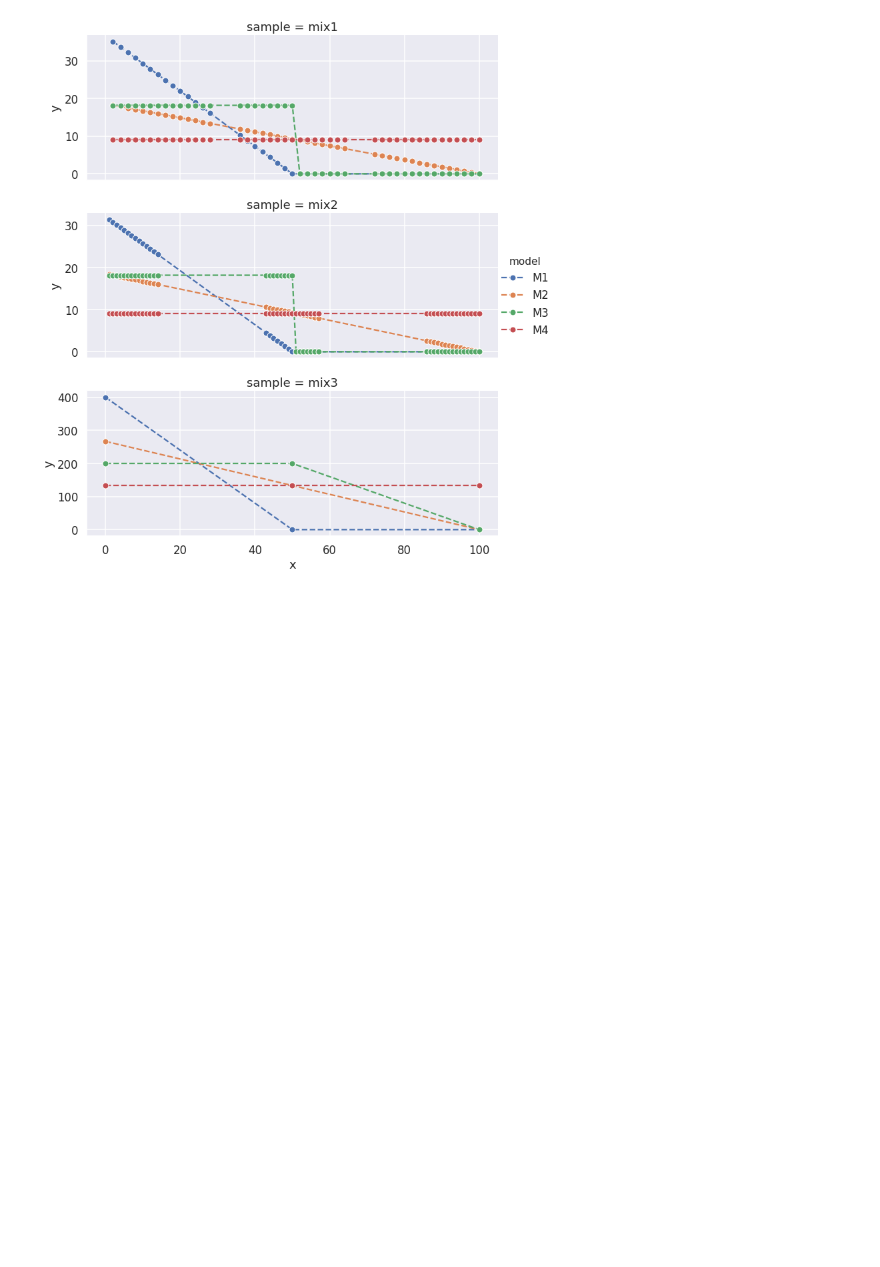
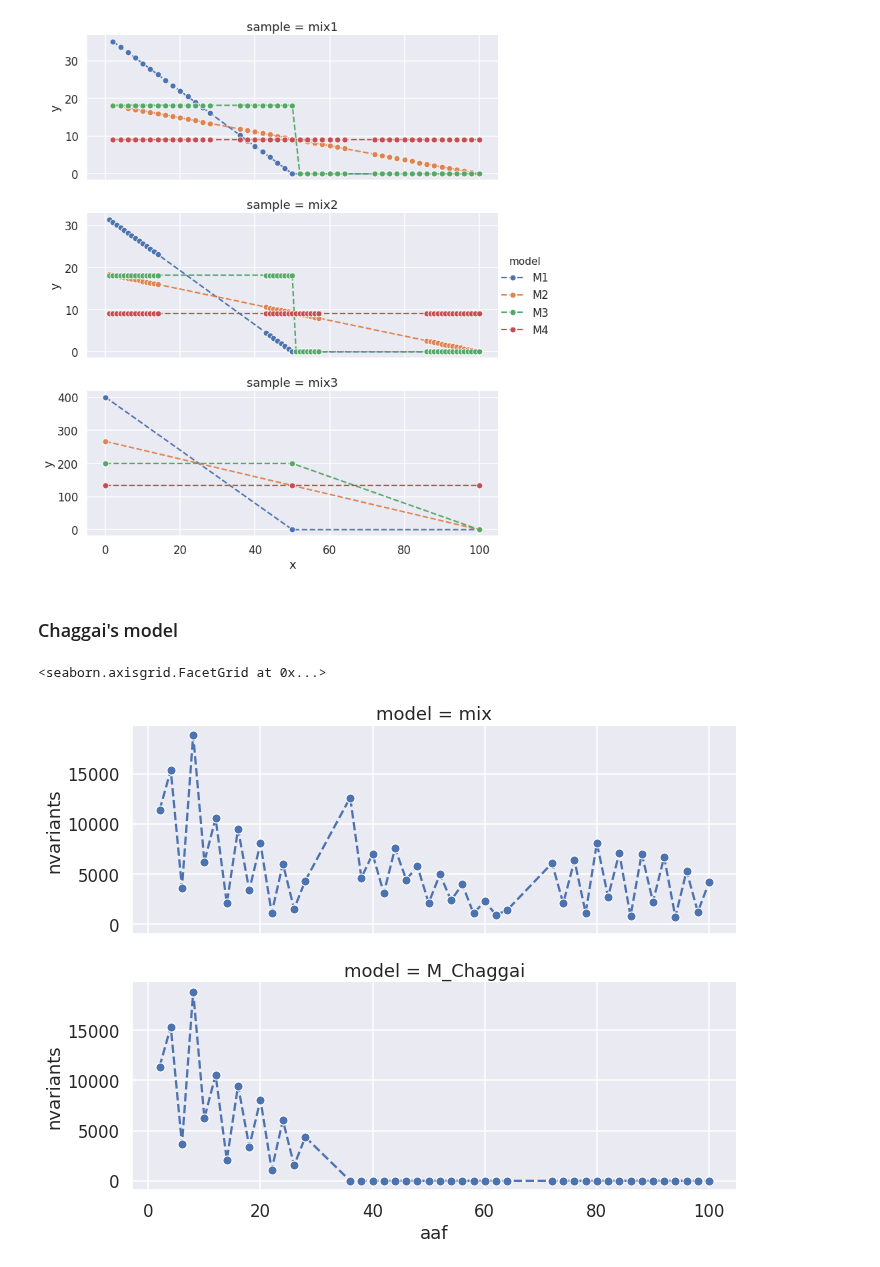
Before and after one commit to attilagk/BSM-research, a Jupyter notebook: notebook/2019-04-04-truth-sets-aaf/2019-04-04-truth-sets-aaf.ipynb, the cells around one changed output. Saved outputs shown, nothing was run; the diff lists cells and outputs as text; code cells hidden in the pictures; blank space fills up the shorter version.

```diff
--- a/notebook/2019-04-04-truth-sets-aaf/2019-04-04-truth-sets-aaf.ipynb
+++ b/notebook/2019-04-04-truth-sets-aaf/2019-04-04-truth-sets-aaf.ipynb
@@ -211,3 +211,19 @@ fg
 # %% [output]
 <seaborn.axisgrid.FacetGrid at 0x...>
 [figure]
+# %% [markdown]
+### Chaggai's model
+# %%
+x = nvariants.loc[(nvariants['region'] == 'chr22') & (nvariants['sample'] == 'mix1') & (nvariants['vartype'] == 'snp'), :]
+y = x.copy()
+y.loc[y['aaf'] > 28, 'nvariants'] = 0
+x.insert(0, 'model', 'mix')
+y.insert(0, 'model', 'M_Chaggai')
+modeled_nvar_chaggai = pd.concat([x, y])
+# %%
+fg = sns.FacetGrid(data=modeled_nvar_chaggai, row='model', sharey=True, aspect=2.5, height=4)
+fg = fg.map(plt.plot, 'aaf', 'nvariants', marker='o', markeredgecolor='white', linestyle='dashed')
+fg.add_legend()
+# %% [output]
+<seaborn.axisgrid.FacetGrid at 0x...>
+[figure, added]
```
Also changed, not shown: parts of 2 cells of this notebook, 4 other files.
